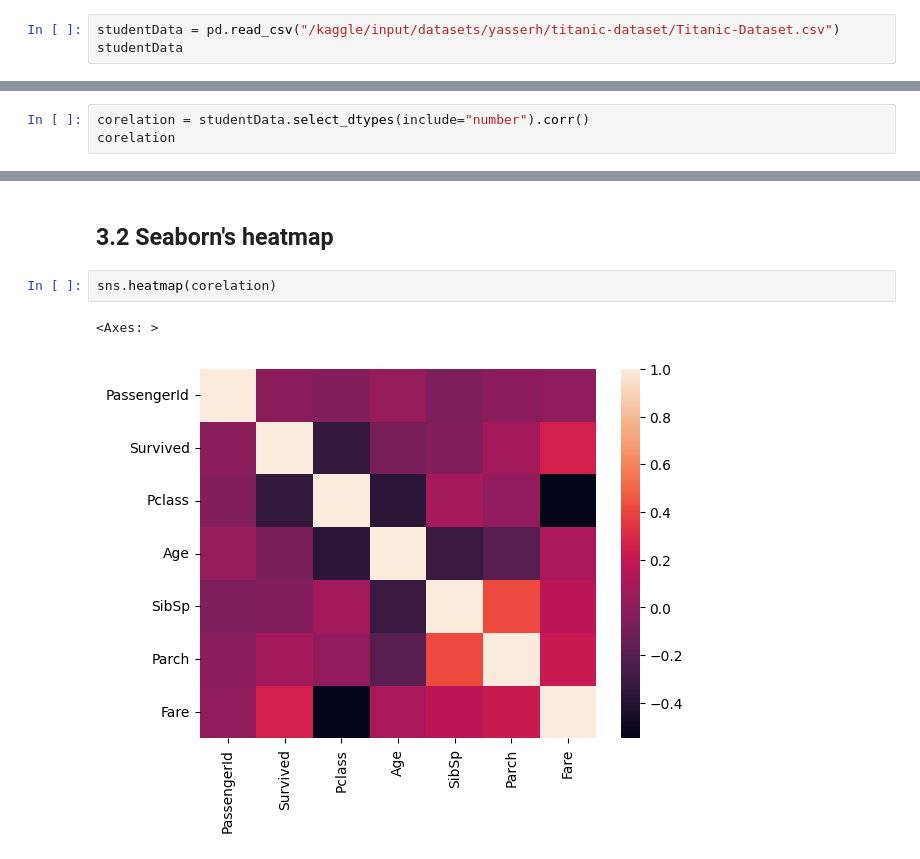
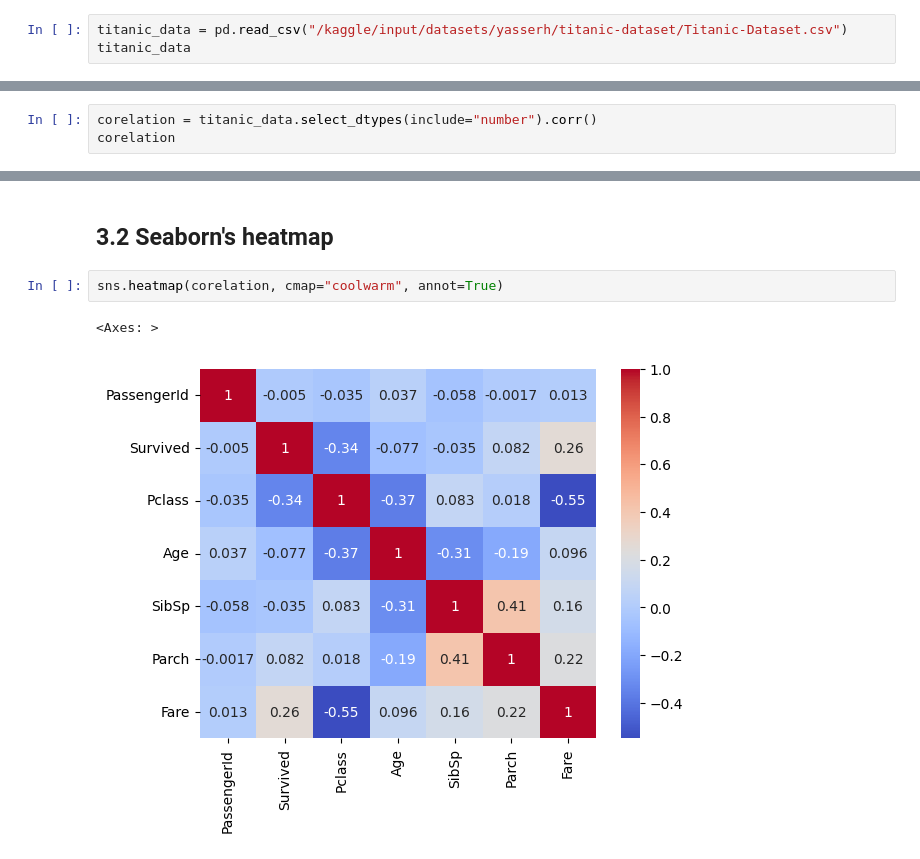
Before and after one commit to ahmedfakhar747/pandas-for-data-science, a Jupyter notebook: Pandas_2_Correlation_Analysis.ipynb, the cells around one changed output, grey strips where cells are left out. Saved outputs shown, nothing was run; the diff lists cells and outputs as text.

Commit message:
Kaggle Notebook | 🐼 Pandas 2: Correlation Analysis | Version 4

```diff
--- a/Pandas_2_Correlation_Analysis.ipynb
+++ b/Pandas_2_Correlation_Analysis.ipynb
@@ -17,8 +17,8 @@ import pandas as pd
 ## 1.2 Loading a Dataset
 Read a **CSV** file and store it inside a DataFrame for data analysis and exploration.
 # %%
-studentData = pd.read_csv("/kaggle/input/datasets/yasserh/titanic-dataset/Titanic-Dataset.csv")
-studentData
+titanic_data = pd.read_csv("/kaggle/input/datasets/yasserh/titanic-dataset/Titanic-Dataset.csv")
+titanic_data
 # %% [output]
 |  | PassengerId | Survived | Pclass | Name | Sex | Age | SibSp | Parch | Ticket | Fare | ... |
 | 0 | 1 | 0 | 3 | Braund, Mr. Owen Harris | male | 22.0 | 1 | 0 | A/5 21171 | 7.2500 | ... |
@@ -54,7 +54,7 @@ Use the `corr()` method to calculate the correlation between **numerical columns
 
 * **Note:** Since the dataset contains non-numeric values, we will select only the numerical columns for correlation analysis. 📊
 # %%
-corelation = studentData.select_dtypes(include="number").corr()
+corelation = titanic_data.select_dtypes(include="number").corr()
 corelation
 # %% [output]
 |  | PassengerId | Survived | Pclass | Age | SibSp | Parch | Fare |
@@ -109,7 +109,7 @@ import matplotlib.pyplot as plt
 # %% [markdown]
 ## 3.2 Seaborn's heatmap
 # %%
-sns.heatmap(corelation)
+sns.heatmap(corelation, cmap="coolwarm", annot=True)
 # %% [output]
 <Axes: >
-[figure, old version]
+[figure, new version]
```
Also changed, not shown: parts of 7 cells of this notebook.
